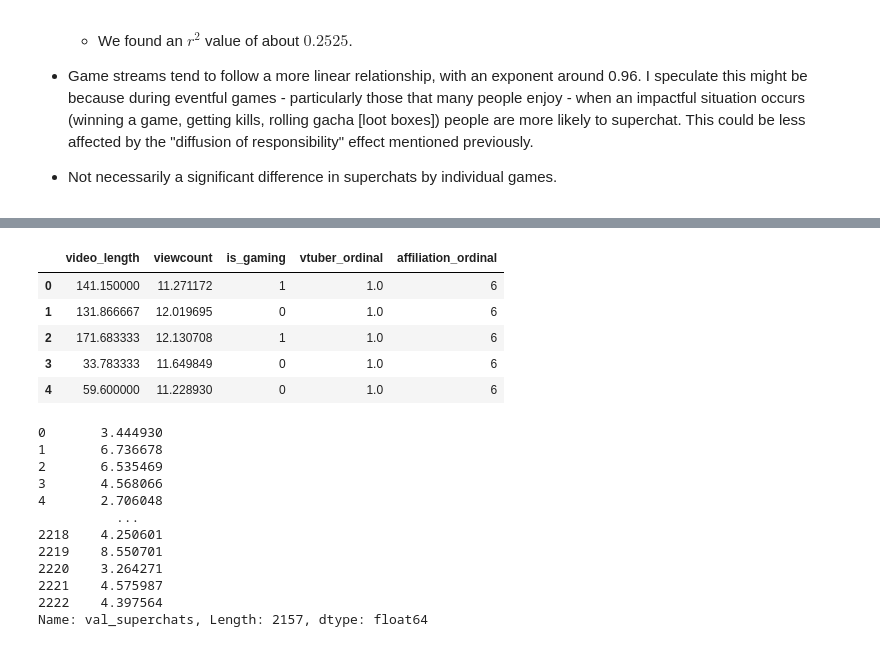
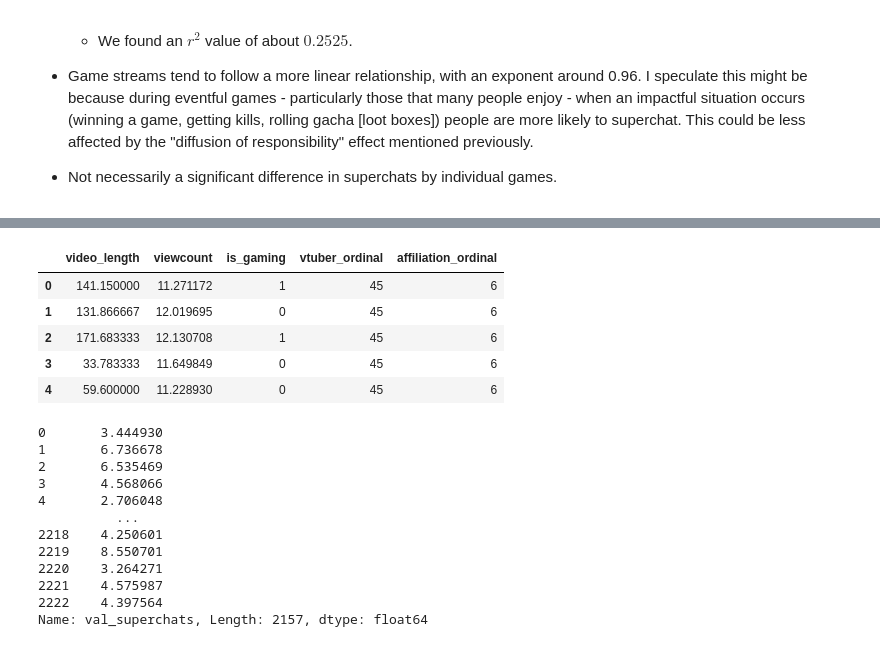
Before and after one commit to neptunia/vtubers-data-science, a Jupyter notebook: final_project_full_file.ipynb, the cells around one changed output, grey strips where cells are left out. Saved outputs shown, nothing was run; the diff lists cells and outputs as text; code cells hidden in the pictures.

Commit message:
add some ML stuff + all vtubers list

```diff
--- a/final_project_full_file.ipynb
+++ b/final_project_full_file.ipynb
@@ -1095,29 +1107,29 @@ Let's see if machine learning can use multiple of the factors we've looked at an
 # %%
 import sklearn.linear_model
 
 joined.head()
 to_ml = joined[["video_length","val_superchats", "viewcount", "is_gaming", "vtuber_ordinal", "affiliation_ordinal"]]
 
 # normalize the viewcount and val_superchats
 to_ml = to_ml[to_ml['val_superchats']>0]
 to_ml['viewcount'] = to_ml['viewcount'].apply(math.log)
 to_ml['val_superchats'] = to_ml['val_superchats'].apply(math.log)
-# i normalized this ordinal, but since this is just a categorical variable normalizing it doesn't matter for our regression
-to_ml['vtuber_ordinal'] = to_ml['vtuber_ordinal']/45
+
+# we don't need to scale ordinal or categorical variables in a linear regression
 
 # the value we want to predict
 y = to_ml['val_superchats']
 
 # everything else
 X = to_ml.drop('val_superchats',axis=1)
 X.head()
 # %% [output]
 |  | video_length | viewcount | is_gaming | vtuber_ordinal | affiliation_ordinal |
-| 0 | 141.150000 | 11.271172 | 1 | 1.0 | 6 |
-| 1 | 131.866667 | 12.019695 | 0 | 1.0 | 6 |
-| 2 | 171.683333 | 12.130708 | 1 | 1.0 | 6 |
-| 3 | 33.783333 | 11.649849 | 0 | 1.0 | 6 |
-| 4 | 59.600000 | 11.228930 | 0 | 1.0 | 6 |
+| 0 | 141.150000 | 11.271172 | 1 | 45 | 6 |
+| 1 | 131.866667 | 12.019695 | 0 | 45 | 6 |
+| 2 | 171.683333 | 12.130708 | 1 | 45 | 6 |
+| 3 | 33.783333 | 11.649849 | 0 | 45 | 6 |
+| 4 | 59.600000 | 11.228930 | 0 | 45 | 6 |
 # %%
 y
 # %% [output]
```
Also changed, not shown: parts of 8 cells of this notebook, 1 other file.
